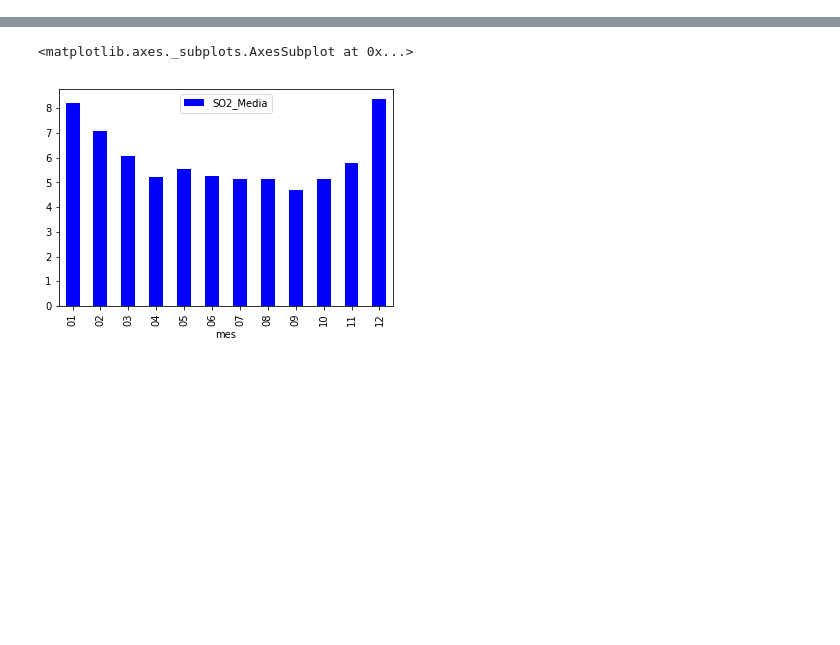
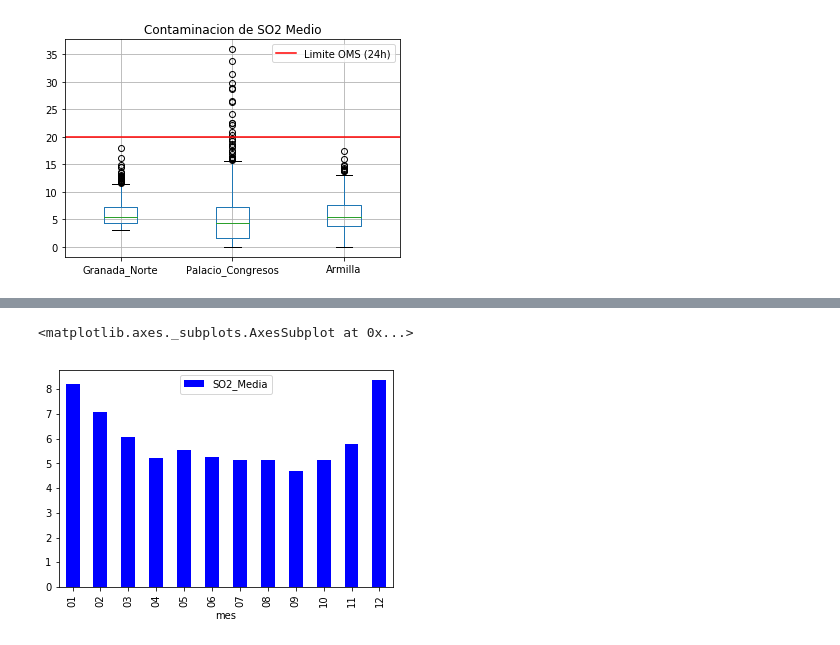
Before and after one commit to leovs21/TFM_Analisis-predictivo-de-la-contaminacion-en-Granada, a Jupyter notebook: Analisis Descriptivo Contaminacion.ipynb, the cells around one changed output, grey strips where cells are left out. Cells and saved outputs as stored; diff of their text form; code cells hidden in the pictures; blank space fills up the shorter version.

```diff
--- a/Analisis Descriptivo Contaminacion.ipynb
+++ b/Analisis Descriptivo Contaminacion.ipynb
@@ -37,0 +39,19 @@ df_tablaGN[['NO2_Min', 'CO_Media', 'CO_Mediana', 'CO_Max', 'CO_Min', 'O3_Media',
+# %%
+df_SO2Media = pd.DataFrame()
+df_SO2Media["fecha"] = df_tablaGN["fecha"]
+df_SO2Media["Granada_Norte"] = df_tablaGN["SO2_Media"]
+df_SO2Media = pd.merge(df_SO2Media, df_tablaPC[['fecha', 'SO2_Media']], on='fecha', how='outer').sort_values(by=['fecha'])
+df_SO2Media["Palacio_Congresos"] = df_SO2Media["SO2_Media"]
+df_SO2Media = pd.merge(df_SO2Media[['fecha', 'Granada_Norte', 'Palacio_Congresos']], df_tablaCD[['fecha', 'SO2_Media']], on='fecha', how='outer').sort_values(by=['fecha'])
+df_SO2Media["Armilla"] = df_SO2Media["SO2_Media"]
+df_SO2Media = df_SO2Media[['fecha', 'Granada_Norte', 'Palacio_Congresos', 'Armilla']]
+# %%
+df_SO2Media.boxplot(column=['Granada_Norte', 'Palacio_Congresos', 'Armilla'])
+title_boxplot = 'Contaminacion de SO2 Medio'
+plt.title(title_boxplot)
+plt.suptitle('')
+plt.axhline(y=20, xmin=0.0, xmax=1.0, color='r', label='Limite OMS (24h)')
+plt.legend(loc='best')
+plt.show()
+# %% [output]
+[figure, added]
```
Also changed, not shown: parts of 13 cells of this notebook.
